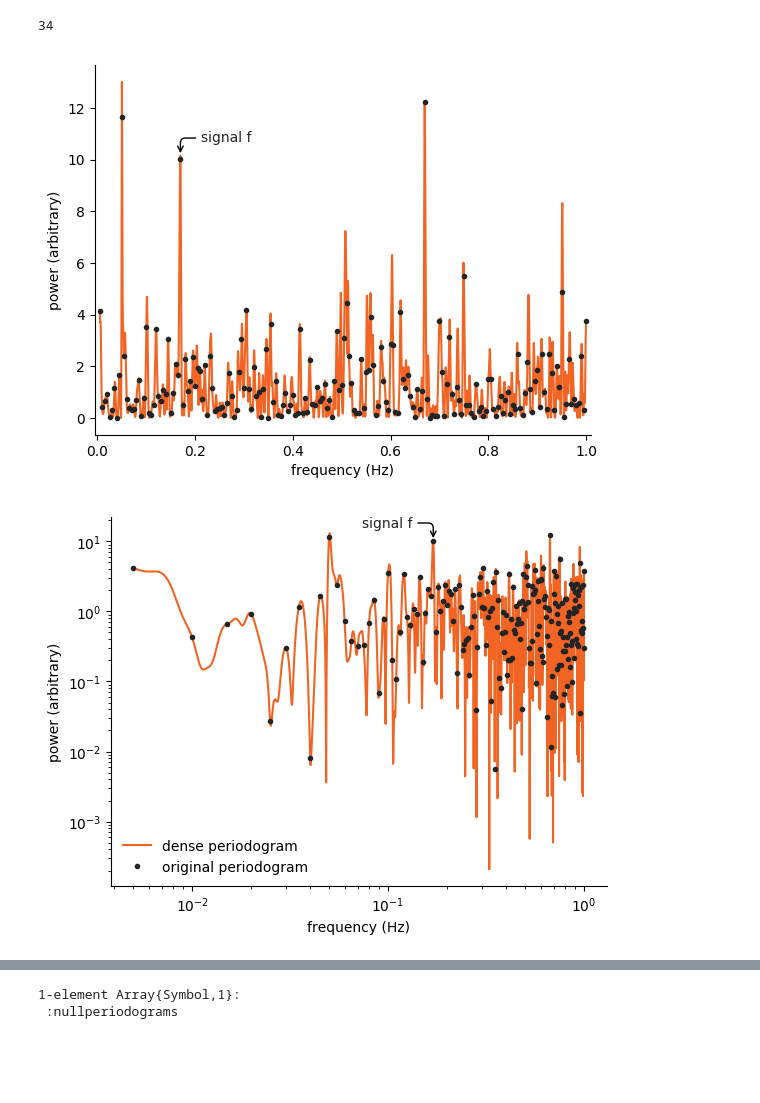
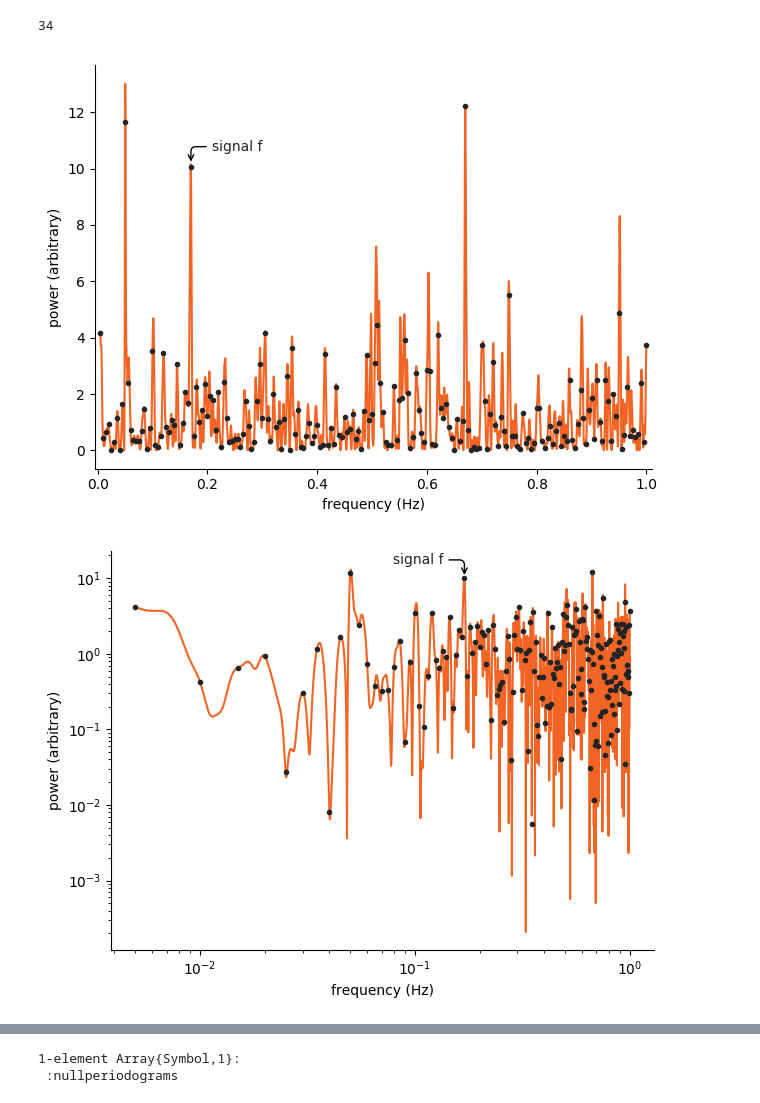
Before and after one commit to rawlik/rawlik-phd-thesis, a Jupyter notebook: calculations/alp_plots.ipynb, the cells around one changed output, grey strips where cells are left out. Drawn from its saved outputs; the diff is of its cells as text; code cells hidden in the pictures; blank space fills up the shorter version.

```diff
--- a/calculations/alp_plots.ipynb
+++ b/calculations/alp_plots.ipynb
@@ -96,34 +97,35 @@ irealf = searchsortedfirst(freqs, realf)
 densefreqs = logspace(log10.(extrema(freqs))..., 10000)
 
 p = periodogramLSSA(freqs, as, R)
 
 plot(densefreqs, periodogramLSSA(densefreqs, as, R), color = "C6", label = "dense periodogram")
 plot(freqs, p, ".", label = "original periodogram")
 
 annotate("signal f", color = "C0",
          xy=(realf, 1.01 * p[searchsortedfirst(freqs, realf)]), xycoords="data",
          xytext=(15, 10), textcoords="offset points",
          horizontalalignment = "left",
          arrowprops = Dict("arrowstyle" => "->",
                            "connectionstyle" => "angle,angleA=0,angleB=90,rad=5"))
 
 # axvline(realf)
 # axvline(2realf)
 # axvline(3realf)
 # axvline(4realf)
 
 xlabel("frequency (Hz)")
 ylabel("power (arbitrary)")
 
 margins(x = 0.01)
 
 # legend()
 
 # ylim(ymax = 0.155)
+tight_layout()
 
 savefig("../gfx/axions/basic_periodogram.pdf")
 # %% [output]
-[figure, old version]
+[figure, new version]
 # %%
 densefreqs = logspace(log10.(extrema(freqs))..., 10000)
 
@@ -150,13 +152,13 @@ ylabel("power (arbitrary)")
 xscale("log")
 yscale("log")
 
-legend()
+tight_layout()
 
 savefig("../gfx/axions/basic_periodogram_loglog.pdf")
 
 # ylim(ymax = 0.155)
 # %% [output]
-[figure, old version]
+[figure, new version]
 # %%
 # densefreqs = logspace(log10.(extrema(freqs))..., 10000)
 densefreqs = logspace(-3, 1, 10000)
```
Also changed, not shown: parts of 7 cells of this notebook.
